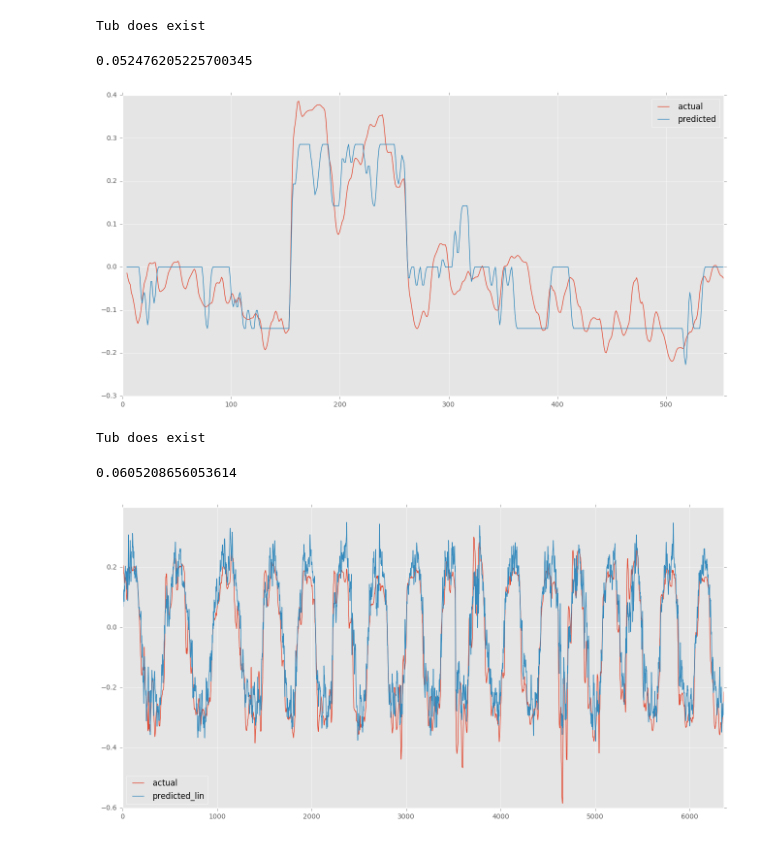
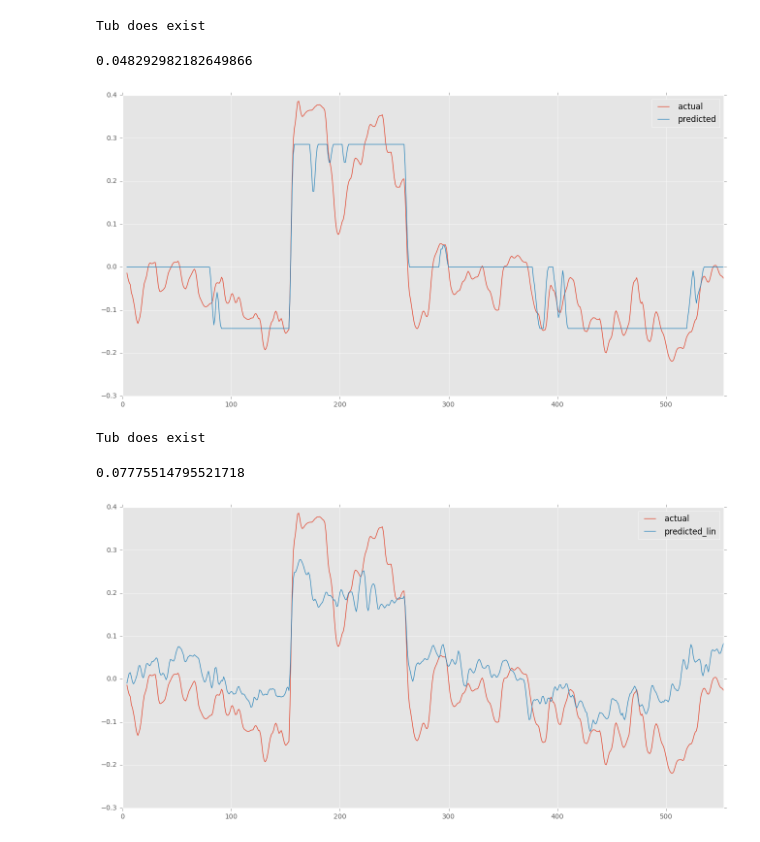
Before and after one commit to test-v1/notebooks-1, a Jupyter notebook: donkeycar/donkey2.ipynb, the cells around one changed output. Cells and saved outputs as stored; diff of their text form; code cells hidden in the pictures.

```diff
--- a/donkeycar/donkey2.ipynb
+++ b/donkeycar/donkey2.ipynb
@@ -85,7 +87,7 @@ def unbin_Y(Y):
         d.append(v)
     return np.array(d)
 # %%
-model = keras.models.load_model('../../donkeycar/d2/models/oak.cls')
+model = keras.models.load_model('../../donkeycar/d2/models/oak.cls.colorspace')
 dataset = dataset_from_tub("../../donkeycar/d2/data.oakland.golden/tub_1_17-09-16", limit=-1)
 predicted, actual = output_pair_cat(model, dataset)
 df = pd.DataFrame(dict(predicted=predicted, actual=actual))
@@ -94,19 +96,19 @@ df.plot()
 np.absolute(df['actual'] - df['predicted']).mean()
 # %% [output]
 Tub does exist
-0.052476205225700345
+0.048292982182649866
-[figure, old version]
+[figure, new version]
 # %%
 # dataset = dataset_from_all_tubs("../../donkeycar/d2/data")
-dataset = dataset_from_tub("../../donkeycar/d2/data.ws.test/tub_notsogolden", limit=-1)
-model = keras.models.load_model('../../donkeycar/d2/models/ws.4fc_l2.colorspace.0.0047')
+dataset = dataset_from_tub("../../donkeycar/d2/data.oakland.golden/tub_1_17-09-16", limit=-1)
+model = keras.models.load_model('../../donkeycar/d2/models/oak.4fc_l1.0.05')
 
 predicted_lin, actual = output_pair_lin(model, dataset)
 df = pd.DataFrame(dict(predicted_lin=predicted_lin[:,0], actual=actual))
 df = df.rolling(5, win_type='triang').mean()
 df.plot()
 np.absolute(df['actual'] - df['predicted_lin']).mean()
 # %% [output]
 Tub does exist
-0.0605208656053614
+0.07775514795521718
-[figure, old version]
+[figure, new version]
```
Also changed, not shown: parts of 1 cell of this notebook.
